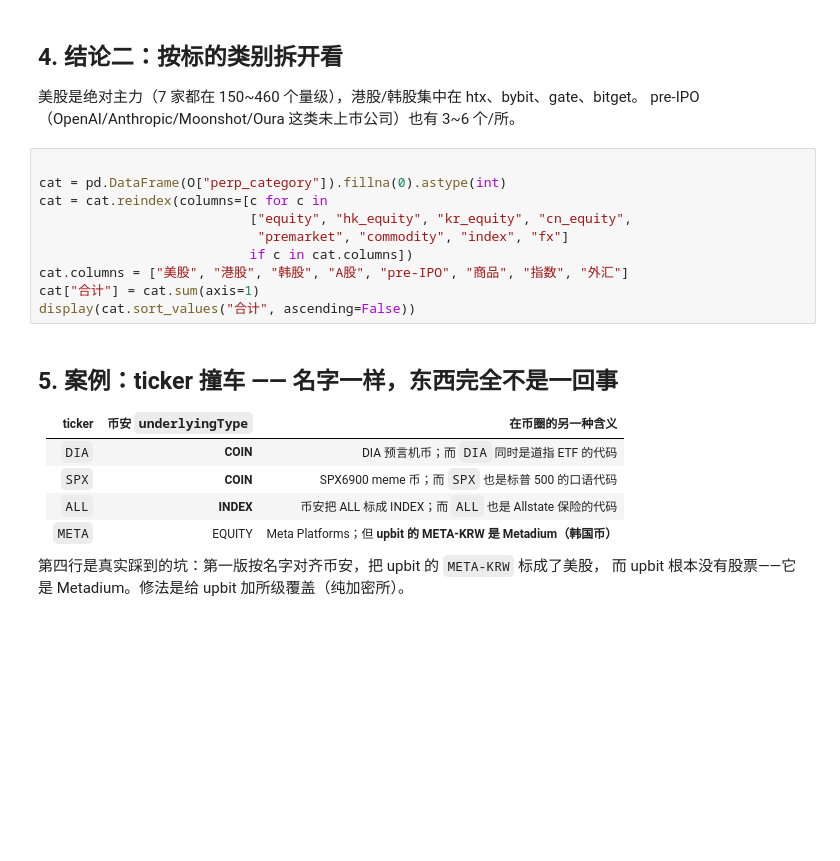
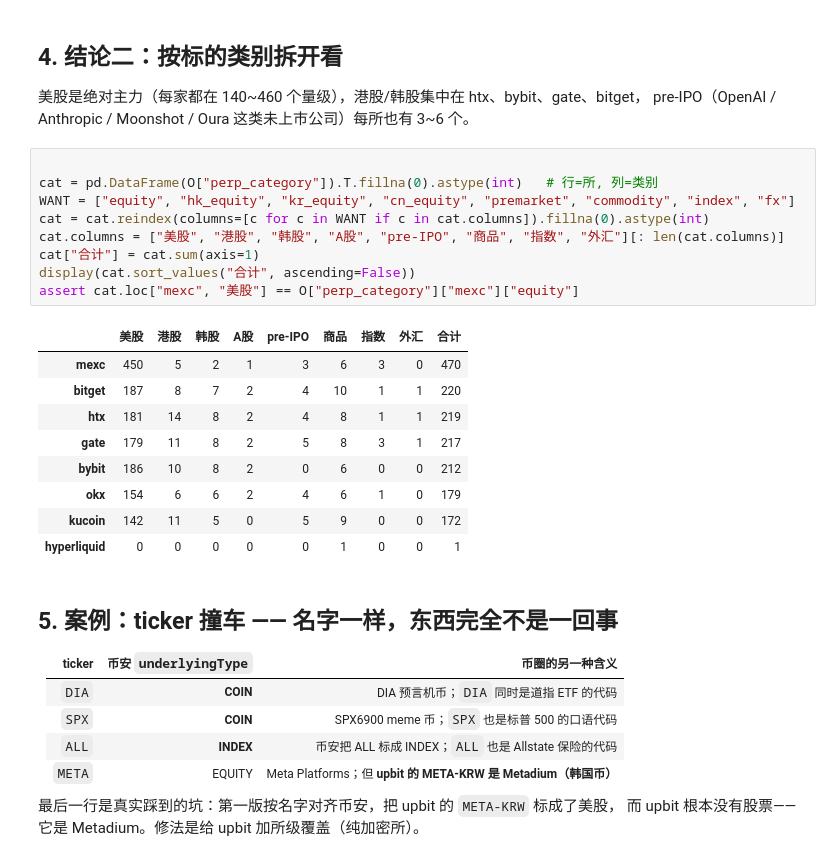
Before and after one commit to heavy163/pond, a Jupyter notebook: report/manual/tradfi_perp_survey/tradfi_perp_survey.ipynb, the cells around one changed output. Cells and saved outputs as stored; diff of their text form; blank space fills up the shorter version.

```diff
--- a/report/manual/tradfi_perp_survey/tradfi_perp_survey.ipynb
+++ b/report/manual/tradfi_perp_survey/tradfi_perp_survey.ipynb
@@ -141,29 +191,38 @@ _d(Image(filename=str(fp)))
 # %% [markdown]
 ## 4. 结论二：按标的类别拆开看
 
-美股是绝对主力（7 家都在 150~460 个量级），港股/韩股集中在 htx、bybit、gate、bitget。
-pre-IPO（OpenAI/Anthropic/Moonshot/Oura 这类未上市公司）也有 3~6 个/所。
+美股是绝对主力（每家都在 140~460 个量级），港股/韩股集中在 htx、bybit、gate、bitget，
+pre-IPO（OpenAI / Anthropic / Moonshot / Oura 这类未上市公司）每所也有 3~6 个。
 # %%
 
-cat = pd.DataFrame(O["perp_category"]).fillna(0).astype(int)
-cat = cat.reindex(columns=[c for c in
-                           ["equity", "hk_equity", "kr_equity", "cn_equity",
-                            "premarket", "commodity", "index", "fx"]
-                           if c in cat.columns])
-cat.columns = ["美股", "港股", "韩股", "A股", "pre-IPO", "商品", "指数", "外汇"]
+cat = pd.DataFrame(O["perp_category"]).T.fillna(0).astype(int)   # 行=所, 列=类别
+WANT = ["equity", "hk_equity", "kr_equity", "cn_equity", "premarket", "commodity", "index", "fx"]
+cat = cat.reindex(columns=[c for c in WANT if c in cat.columns]).fillna(0).astype(int)
+cat.columns = ["美股", "港股", "韩股", "A股", "pre-IPO", "商品", "指数", "外汇"][: len(cat.columns)]
 cat["合计"] = cat.sum(axis=1)
 display(cat.sort_values("合计", ascending=False))
+assert cat.loc["mexc", "美股"] == O["perp_category"]["mexc"]["equity"]
+# %% [output]
+|  | 美股 | 港股 | 韩股 | A股 | pre-IPO | 商品 | 指数 | 外汇 | 合计 |
+| mexc | 450 | 5 | 2 | 1 | 3 | 6 | 3 | 0 | 470 |
+| bitget | 187 | 8 | 7 | 2 | 4 | 10 | 1 | 1 | 220 |
+| htx | 181 | 14 | 8 | 2 | 4 | 8 | 1 | 1 | 219 |
+| gate | 179 | 11 | 8 | 2 | 5 | 8 | 3 | 1 | 217 |
+| bybit | 186 | 10 | 8 | 2 | 0 | 6 | 0 | 0 | 212 |
+| okx | 154 | 6 | 6 | 2 | 4 | 6 | 1 | 0 | 179 |
+| kucoin | 142 | 11 | 5 | 0 | 5 | 9 | 0 | 0 | 172 |
+| hyperliquid | 0 | 0 | 0 | 0 | 0 | 1 | 0 | 0 | 1 |
 # %% [markdown]
 ## 5. 案例：ticker 撞车 —— 名字一样，东西完全不是一回事
 
-| ticker | 币安 `underlyingType` | 在币圈的另一种含义 |
+| ticker | 币安 `underlyingType` | 币圈的另一种含义 |
 |---|---|---|
-| `DIA` | **COIN** | DIA 预言机币；而 `DIA` 同时是道指 ETF 的代码 |
-| `SPX` | **COIN** | SPX6900 meme 币；而 `SPX` 也是标普 500 的口语代码 |
-| `ALL` | **INDEX** | 币安把 ALL 标成 INDEX；而 `ALL` 也是 Allstate 保险的代码 |
+| `DIA` | **COIN** | DIA 预言机币；`DIA` 同时是道指 ETF 的代码 |
+| `SPX` | **COIN** | SPX6900 meme 币；`SPX` 也是标普 500 的口语代码 |
+| `ALL` | **INDEX** | 币安把 ALL 标成 INDEX；`ALL` 也是 Allstate 保险的代码 |
 | `META` | EQUITY | Meta Platforms；但 **upbit 的 META-KRW 是 Metadium（韩国币）** |
 
-第四行是真实踩到的坑：第一版按名字对齐币安，把 upbit 的 `META-KRW` 标成了美股，
+最后一行是真实踩到的坑：第一版按名字对齐币安，把 upbit 的 `META-KRW` 标成了美股，
 而 upbit 根本没有股票——它是 Metadium。修法是给 upbit 加所级覆盖（纯加密所）。
 # %%
 
```
Also changed, not shown: parts of 16 cells of this notebook, 1 other file.
